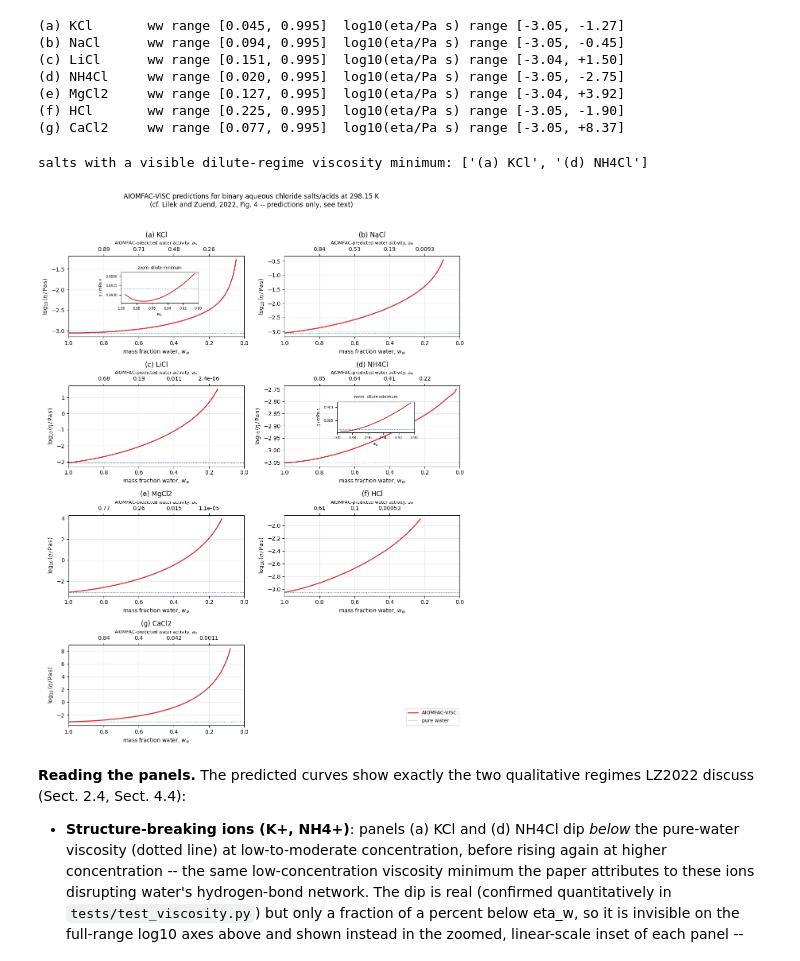
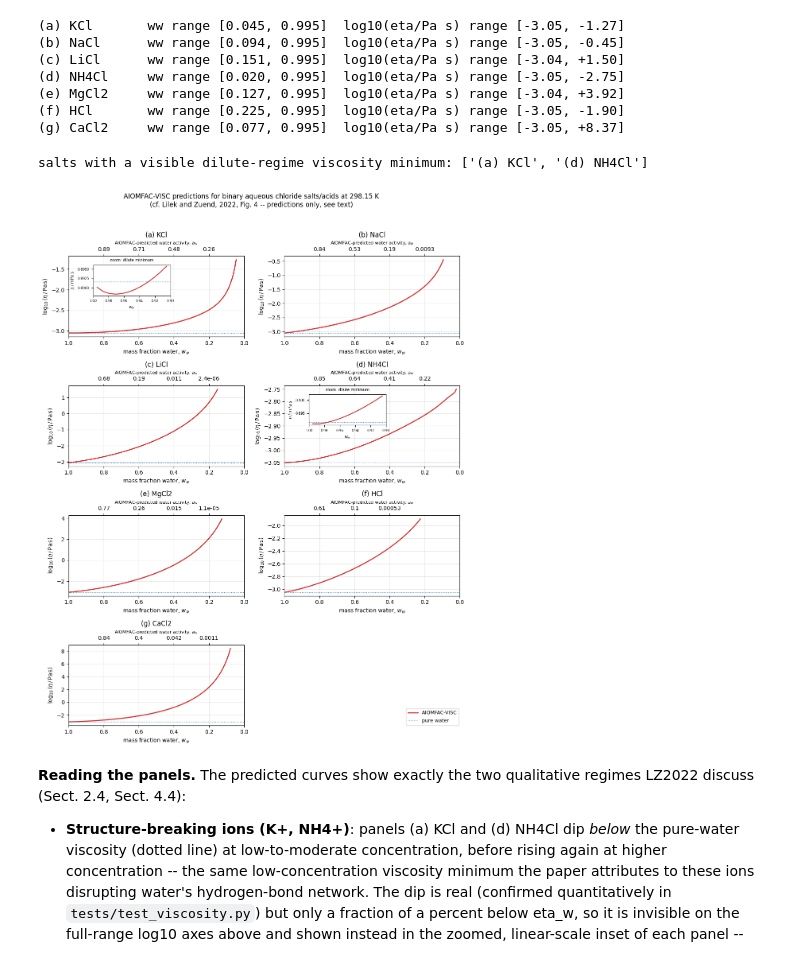
Before and after one commit to SeoulTechPSE/aiomfac-python, a Jupyter notebook: notebooks/05_lilek_zuend2022_viscosity.ipynb, the cells around one changed output. Saved outputs shown, nothing was run; the diff lists cells and outputs as text; code cells hidden in the pictures.

```diff
--- a/notebooks/05_lilek_zuend2022_viscosity.ipynb
+++ b/notebooks/05_lilek_zuend2022_viscosity.ipynb
@@ -211,35 +227,35 @@ for ax, label in zip(axes, chloride_salts):
     if len(tick_ww):
         tick_aw = np.interp(tick_ww, ww[::-1], aw[::-1])
         ax_top.set_xticks(tick_ww)
         ax_top.set_xticklabels([f"{a:.2g}" for a in tick_aw])
     ax_top.set_xlabel(r"AIOMFAC-predicted water activity, $a_w$", fontsize=8)
 
     # Zoomed, linear-scale inset of the dilute branch for structure-breaking salts: the dip is real
     # (confirmed in tests/test_viscosity.py) but only a ~0.1-0.5% deviation from eta_w, invisible on the
     # log10/full-range axes above -- exactly why LZ2022 itself needed a separate zoomed figure (their Fig. 2).
     # Positioned away from the left edge (x0=0.30, not 0.08) so the inset's own y-axis label doesn't collide
     # with the parent axes' "log10(eta / Pa s)" label just outside the plot box.
     if label in dip_salts:
-        axins = ax.inset_axes([0.30, 0.42, 0.44, 0.38])
+        axins = ax.inset_axes([0.14, 0.51, 0.44, 0.38])
         dilute = ww >= 0.90
         axins.plot(ww[dilute], eta[dilute] * 1e3, "-", color="C3", lw=1.5)
         axins.axhline(eta_w_298 * 1e3, ls=":", color="C0", lw=1)
         axins.set_xlim(1.0, 0.90)
         axins.set_xlabel(r"$w_w$", fontsize=7)
         axins.set_ylabel(r"$\eta$ / mPa s", fontsize=7)
         axins.tick_params(labelsize=6)
         axins.set_title("zoom: dilute minimum", fontsize=7)
 
 axes[-1].axis("off")
 handles, labels_ = axes[0].get_legend_handles_labels()
 fig.legend(handles, labels_, loc="lower right", bbox_to_anchor=(0.98, 0.04), fontsize=9)
 fig.suptitle("AIOMFAC-VISC predictions for binary aqueous chloride salts/acids at 298.15 K\n"
              "(cf. Lilek and Zuend, 2022, Fig. 4 -- predictions only, see text)", y=1.0)
 fig.tight_layout(rect=(0, 0, 1, 0.98))
 plt.show()
 # %% [output]
 salts with a visible dilute-regime viscosity minimum: ['(a) KCl', '(d) NH4Cl']
-[figure, old version]
+[figure, new version]
 # %% [markdown]
 **Reading the panels.** The predicted curves show exactly the two qualitative regimes LZ2022 discuss
 (Sect. 2.4, Sect. 4.4):
```
Also changed, not shown: parts of 1 cell of this notebook, 4 other files.
